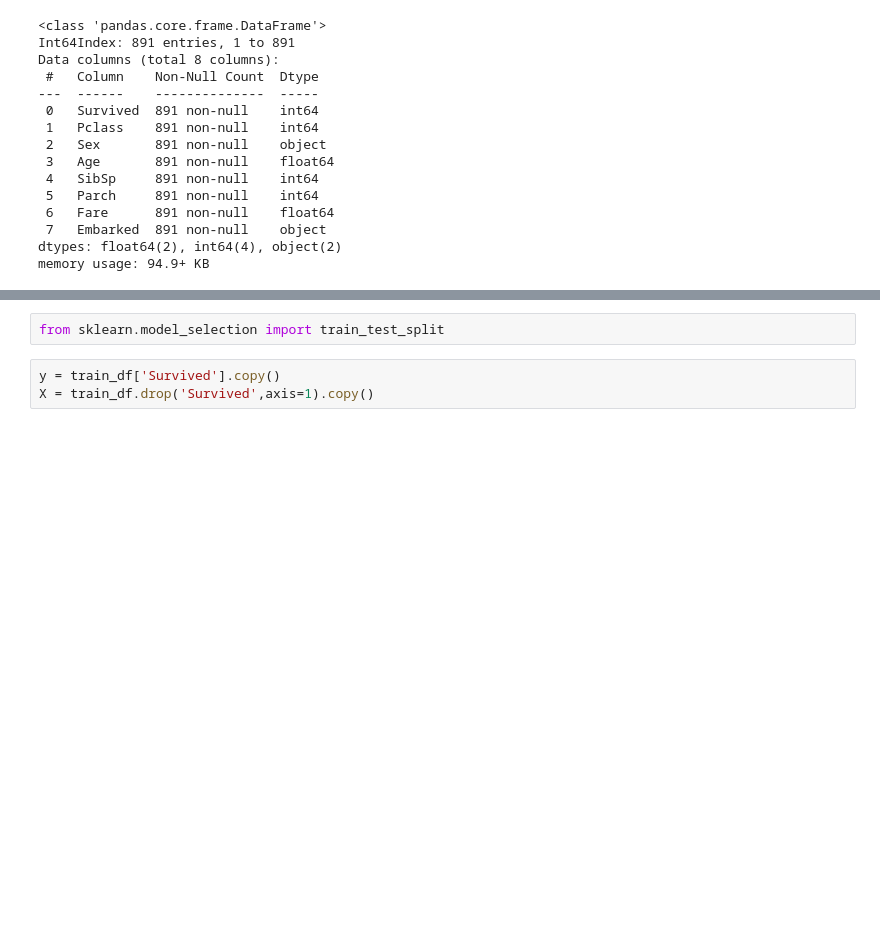
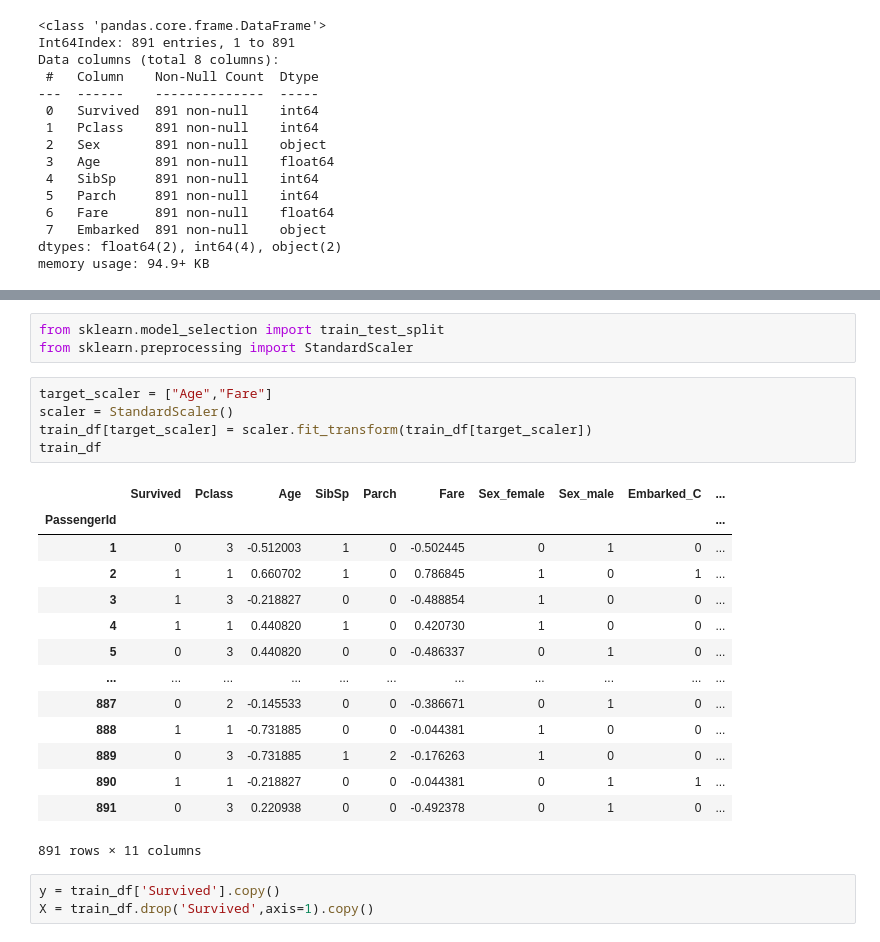
Before and after one commit to D-Aditya-Amarnath/Titanic, a Jupyter notebook: titanic.ipynb, the cells around one changed output, grey strips where cells are left out. Cells and saved outputs as stored; diff of their text form; blank space fills up the shorter version.

```diff
--- a/titanic.ipynb
+++ b/titanic.ipynb
@@ -590,6 +590,27 @@ train_df
 891 rows × 11 columns
 # %%
 from sklearn.model_selection import train_test_split
+from sklearn.preprocessing import StandardScaler
+# %%
+target_scaler = ["Age","Fare"]
+scaler = StandardScaler()
+train_df[target_scaler] = scaler.fit_transform(train_df[target_scaler])
+train_df
+# %% [output]
+|  | Survived | Pclass | Age | SibSp | Parch | Fare | Sex_female | Sex_male | Embarked_C | ... |
+| PassengerId |  |  |  |  |  |  |  |  |  | ... |
+| 1 | 0 | 3 | -0.512003 | 1 | 0 | -0.502445 | 0 | 1 | 0 | ... |
+| 2 | 1 | 1 | 0.660702 | 1 | 0 | 0.786845 | 1 | 0 | 1 | ... |
+| 3 | 1 | 3 | -0.218827 | 0 | 0 | -0.488854 | 1 | 0 | 0 | ... |
+| 4 | 1 | 1 | 0.440820 | 1 | 0 | 0.420730 | 1 | 0 | 0 | ... |
+| 5 | 0 | 3 | 0.440820 | 0 | 0 | -0.486337 | 0 | 1 | 0 | ... |
+| ... | ... | ... | ... | ... | ... | ... | ... | ... | ... | ... |
+| 887 | 0 | 2 | -0.145533 | 0 | 0 | -0.386671 | 0 | 1 | 0 | ... |
+| 888 | 1 | 1 | -0.731885 | 0 | 0 | -0.044381 | 1 | 0 | 0 | ... |
+| 889 | 0 | 3 | -0.731885 | 1 | 2 | -0.176263 | 1 | 0 | 0 | ... |
+| 890 | 1 | 1 | -0.218827 | 0 | 0 | -0.044381 | 0 | 1 | 1 | ... |
+| 891 | 0 | 3 | 0.220938 | 0 | 0 | -0.492378 | 0 | 1 | 0 | ... |
+891 rows × 11 columns
 # %%
 y = train_df['Survived'].copy()
 X = train_df.drop('Survived',axis=1).copy()
```
Also changed, not shown: parts of 31 cells of this notebook.
